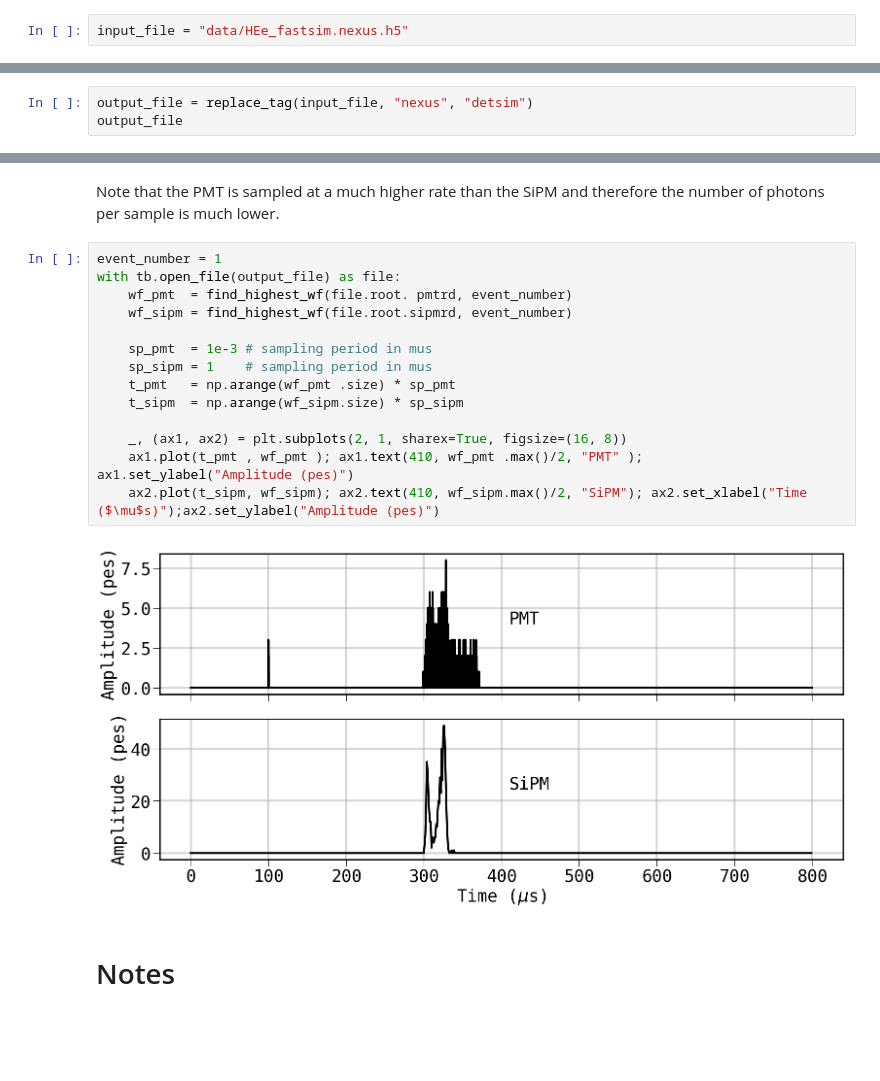
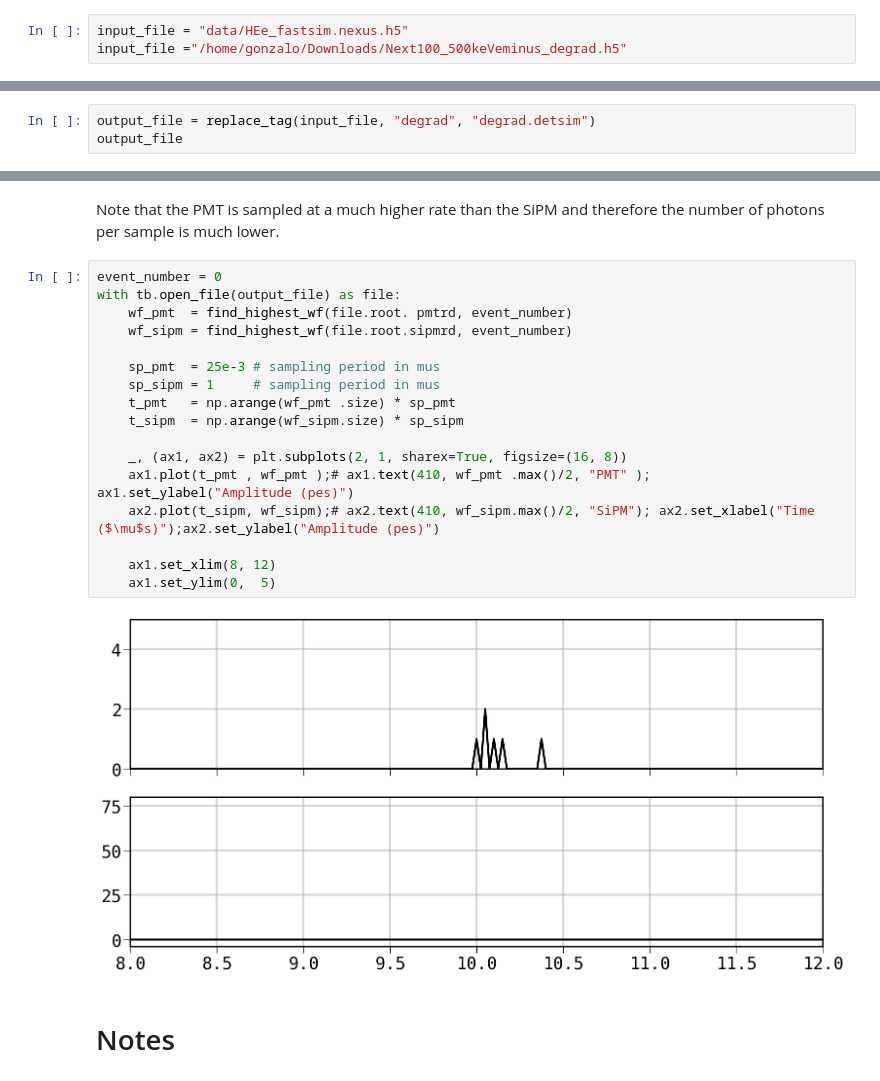
Before and after one commit to gonzaponte/ic-course, a Jupyter notebook: 2 - detsim.ipynb, the cells around one changed output, grey strips where cells are left out. Cells and saved outputs as stored; diff of their text form; blank space fills up the shorter version.

Commit message:
detsim

```diff
--- a/2 - detsim.ipynb
+++ b/2 - detsim.ipynb
@@ -10,6 +10,7 @@ from ic_course_utils import replace_tag
 %matplotlib inline
 # %%
 input_file = "data/HEe_fastsim.nexus.h5"
+input_file ="/home/gonzalo/Downloads/Next100_500keVeminus_degrad.h5"
 # %% [markdown]
 # Input file structure
 # %% [markdown]
@@ -213,6 +214,6 @@ rate = 0.5 * hertz
 # %% [markdown]
 ## City execution
 # %%
-output_file = replace_tag(input_file, "nexus", "detsim")
+output_file = replace_tag(input_file, "degrad", "degrad.detsim")
 output_file
 # %% [output]
@@ -263,21 +255,24 @@ These are homogeneous arrays with shape (number of events, number of sensors, nu
 # %% [markdown]
 Note that the PMT is sampled at a much higher rate than the SiPM and therefore the number of photons per sample is much lower.
 # %%
-event_number = 1
+event_number = 0
 with tb.open_file(output_file) as file:
     wf_pmt  = find_highest_wf(file.root. pmtrd, event_number)
     wf_sipm = find_highest_wf(file.root.sipmrd, event_number)
 
-    sp_pmt  = 1e-3 # sampling period in mus
-    sp_sipm = 1    # sampling period in mus
+    sp_pmt  = 25e-3 # sampling period in mus
+    sp_sipm = 1     # sampling period in mus
     t_pmt   = np.arange(wf_pmt .size) * sp_pmt
     t_sipm  = np.arange(wf_sipm.size) * sp_sipm
 
     _, (ax1, ax2) = plt.subplots(2, 1, sharex=True, figsize=(16, 8))
-    ax1.plot(t_pmt , wf_pmt ); ax1.text(410, wf_pmt .max()/2, "PMT" );                                 ax1.set_ylabel("Amplitude (pes)")
-    ax2.plot(t_sipm, wf_sipm); ax2.text(410, wf_sipm.max()/2, "SiPM"); ax2.set_xlabel("Time ($\mu$s)");ax2.set_ylabel("Amplitude (pes)")
+    ax1.plot(t_pmt , wf_pmt );# ax1.text(410, wf_pmt .max()/2, "PMT" );                                 ax1.set_ylabel("Amplitude (pes)")
+    ax2.plot(t_sipm, wf_sipm);# ax2.text(410, wf_sipm.max()/2, "SiPM"); ax2.set_xlabel("Time ($\mu$s)");ax2.set_ylabel("Amplitude (pes)")
+
+    ax1.set_xlim(8, 12)
+    ax1.set_ylim(0,  5)
 # %% [output]
-[figure, old version]
+[figure, new version]
 # %% [markdown]
 # Notes
 # %% [markdown]
```
Also changed, not shown: parts of 11 cells of this notebook.
